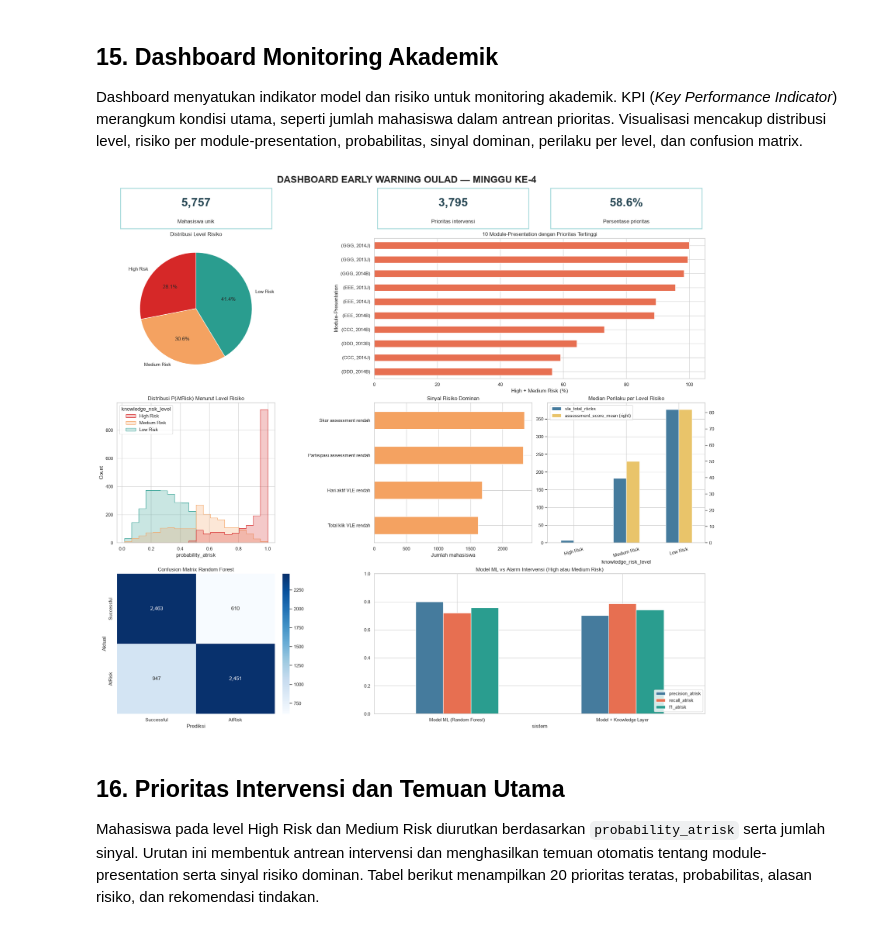
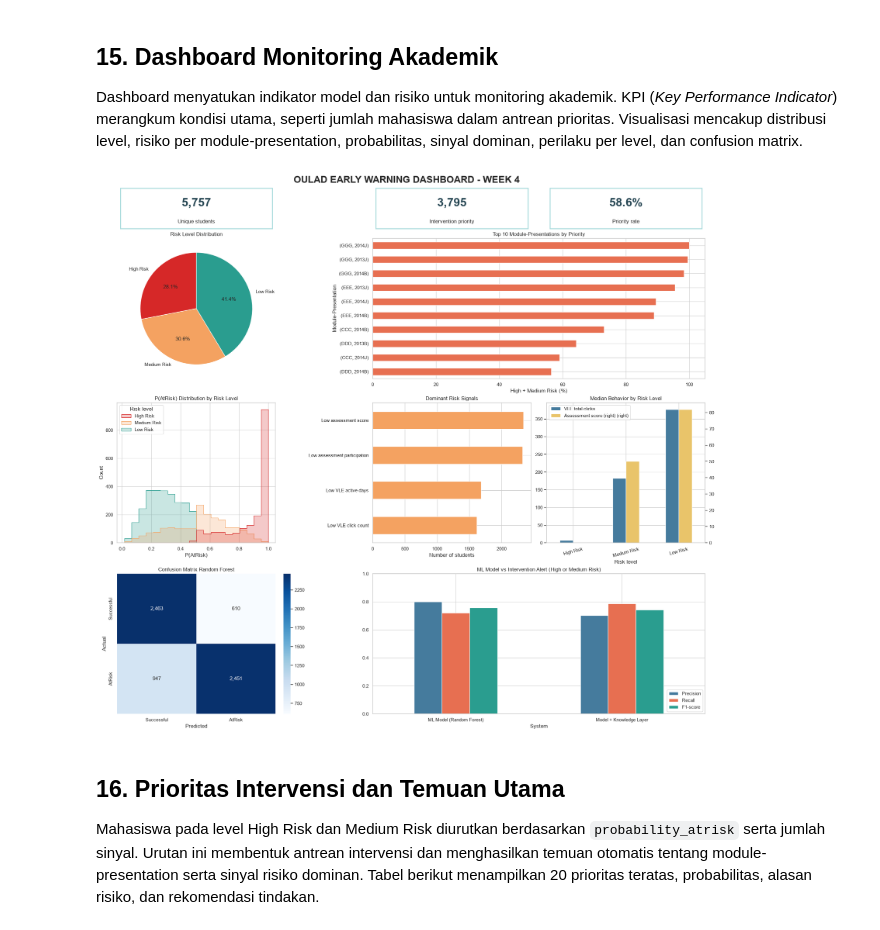
Before and after one commit to riskihajar/data-viz-bi, a Jupyter notebook: notebooks/oulad_early_warning_dvbi_colab.ipynb, the cells around one changed output. Saved outputs shown, nothing was run; the diff lists cells and outputs as text; code cells hidden in the pictures.

```diff
--- a/notebooks/oulad_early_warning_dvbi_colab.ipynb
+++ b/notebooks/oulad_early_warning_dvbi_colab.ipynb
@@ -712,15 +713,17 @@ Visualisasi berikut membandingkan metrik, confusion matrix, dan ROC curve. *Conf
 # %%
 # Siapkan tiga panel visual: perbandingan metrik, confusion matrix, dan ROC curve.
 fig, axes = plt.subplots(1, 3, figsize=(20, 5))
-test_results[['precision_atrisk', 'recall_atrisk', 'f1_atrisk']].plot(kind='bar', ax=axes[0])
-axes[0].set_title('Perbandingan Metrik AtRisk'); axes[0].set_ylim(0, 1); axes[0].tick_params(axis='x', rotation=15)
+metric_labels = {'precision_atrisk': 'Precision', 'recall_atrisk': 'Recall', 'f1_atrisk': 'F1-score'}
+test_results[list(metric_labels)].rename(columns=metric_labels).plot(kind='bar', ax=axes[0])
+axes[0].set_title('AtRisk Model Metrics'); axes[0].set_ylim(0, 1); axes[0].tick_params(axis='x', rotation=15)
+axes[0].set_xlabel('Model')
 
 # Confusion matrix menunjukkan kombinasi prediksi benar dan salah untuk model terbaik.
 cm_best = confusion_matrix(y_test, best_pred)
 sns.heatmap(cm_best, annot=True, fmt=',d', cmap='Blues', ax=axes[1],
             xticklabels=['Successful', 'AtRisk'], yticklabels=['Successful', 'AtRisk'])
 axes[1].set_title(f'Confusion Matrix - {best_model_name}')
-axes[1].set_xlabel('Prediksi'); axes[1].set_ylabel('Aktual')
+axes[1].set_xlabel('Predicted'); axes[1].set_ylabel('Actual')
 
 # ROC curve membandingkan kemampuan pemeringkatan risiko dari setiap model.
 for name, prob in test_probabilities.items():
@@ -914,6 +917,12 @@ module_risk = (test_output.assign(is_priority=test_output['knowledge_risk_level'
 # Pecah alasan risiko menjadi indikator agar sinyal dominan bisa dihitung.
 all_signals = (test_output['risk_reasons'].str.get_dummies(sep='; ')
                .drop(columns=['Tidak ada sinyal aturan'], errors='ignore').sum().sort_values(ascending=False))
+signal_plot_labels = {
+    'Skor assessment rendah': 'Low assessment score',
+    'Partisipasi assessment rendah': 'Low assessment participation',
+    'Total klik VLE rendah': 'Low VLE click count',
+    'Hari aktif VLE rendah': 'Low VLE active days'
+}
 behavior_level = test_output.groupby('knowledge_risk_level')[
     ['vle_total_clicks', 'assessment_score_mean']].median().reindex(level_order)
 
@@ -925,10 +934,10 @@ priority_pct = 100 * priority_count / len(test_output)
 # Susun dashboard statis dari KPI, distribusi risiko, modul prioritas, dan metrik evaluasi.
 fig = plt.figure(figsize=(20, 18), constrained_layout=True)
 grid = fig.add_gridspec(4, 3, height_ratios=[0.45, 1.5, 1.5, 1.5])
-fig.suptitle('DASHBOARD EARLY WARNING OULAD — MINGGU KE-4', fontsize=22, fontweight='bold')
+fig.suptitle('OULAD EARLY WARNING DASHBOARD - WEEK 4', fontsize=22, fontweight='bold')
 
-kpis = [(f'{total_students:,}', 'Mahasiswa unik'), (f'{priority_count:,}', 'Prioritas intervensi'),
-        (f'{priority_pct:.1f}%', 'Persentase prioritas')]
+kpis = [(f'{total_students:,}', 'Unique students'), (f'{priority_count:,}', 'Intervention priority'),
+        (f'{priority_pct:.1f}%', 'Priority rate')]
 for i, (value, label) in enumerate(kpis):
     ax = fig.add_subplot(grid[0, i]); ax.axis('off')
     ax.text(0.5, 0.62, value, ha='center', va='center', fontsize=27, fontweight='bold', color='#264653')
@@ -936,44 +945,52 @@ for i, (value, label) in enumerate(kpis):
     ax.add_patch(plt.Rectangle((0.02, 0.02), 0.96, 0.96, fill=False, edgecolor='#A8DADC', linewidth=2))
 
 # Panel risiko: distribusi level dan module-presentation prioritas.
 ax1 = fig.add_subplot(grid[1, 0])
 ax1.pie(level_counts, labels=level_counts.index, autopct='%1.1f%%', startangle=90,
         colors=[level_colors[x] for x in level_counts.index])
-ax1.set_title('Distribusi Level Risiko')
+ax1.set_title('Risk Level Distribution')
 
 ax2 = fig.add_subplot(grid[1, 1:])
 module_risk.sort_values().plot(kind='barh', ax=ax2, color='#E76F51')
-ax2.set_title('10 Module-Presentation dengan Prioritas Tertinggi')
+ax2.set_title('Top 10 Module-Presentations by Priority')
 ax2.set_xlabel('High + Medium Risk (%)'); ax2.set_ylabel('Module-Presentation')
 
 # Panel perilaku: probabilitas, sinyal dominan, dan median perilaku per level.
 ax3 = fig.add_subplot(grid[2, 0])
 sns.histplot(data=test_output, x='probability_atrisk', hue='knowledge_risk_level',
              hue_order=level_order, palette=level_colors, bins=20, ax=ax3, element='step')
-ax3.set_title('Distribusi P(AtRisk) Menurut Level Risiko')
+ax3.set_title('P(AtRisk) Distribution by Risk Level')
+ax3.set_xlabel('P(AtRisk)'); ax3.set_ylabel('Count'); ax3.get_legend().set_title('Risk level')
 
 ax4 = fig.add_subplot(grid[2, 1])
-all_signals.sort_values().plot(kind='barh', ax=ax4, color='#F4A261')
-ax4.set_title('Sinyal Risiko Dominan'); ax4.set_xlabel('Jumlah mahasiswa')
+all_signals.rename(index=signal_plot_labels).sort_values().plot(kind='barh', ax=ax4, color='#F4A261')
+ax4.set_title('Dominant Risk Signals'); ax4.set_xlabel('Number of students')
 
 ax5 = fig.add_subplot(grid[2, 2])
-behavior_level.plot(kind='bar', ax=ax5, secondary_y='assessment_score_mean', color=['#457B9D', '#E9C46A'])
-ax5.set_title('Median Perilaku per Level Risiko'); ax5.tick_params(axis='x', rotation=15)
+behavior_plot = behavior_level.rename(columns={'vle_total_clicks': 'VLE total clicks',
+                                               'assessment_score_mean': 'Assessment score (right)'})
+behavior_plot.plot(kind='bar', ax=ax5, secondary_y='Assessment score (right)', color=['#457B9D', '#E9C46A'])
+ax5.set_title('Median Behavior by Risk Level'); ax5.tick_params(axis='x', rotation=15)
+ax5.set_xlabel('Risk level')
 
 # Panel evaluasi: confusion matrix dan perbandingan model dengan knowledge layer.
 ax6 = fig.add_subplot(grid[3, 0])
 sns.heatmap(cm_best, annot=True, fmt=',d', cmap='Blues', ax=ax6,
             xticklabels=['Successful', 'AtRisk'], yticklabels=['Successful', 'AtRisk'])
-ax6.set_title(f'Confusion Matrix {best_model_name}'); ax6.set_xlabel('Prediksi'); ax6.set_ylabel('Aktual')
+ax6.set_title(f'Confusion Matrix {best_model_name}'); ax6.set_xlabel('Predicted'); ax6.set_ylabel('Actual')
 
 ax7 = fig.add_subplot(grid[3, 1:])
-metric_plot = comparison[['precision_atrisk', 'recall_atrisk', 'f1_atrisk']]
+metric_plot = (comparison[['precision_atrisk', 'recall_atrisk', 'f1_atrisk']]
+               .rename(columns=metric_labels)
+               .rename(index={'Model ML (Random Forest)': 'ML Model (Random Forest)',
+                              'Model + Knowledge Layer': 'Model + Knowledge Layer'}))
 metric_plot.plot(kind='bar', ax=ax7, color=['#457B9D', '#E76F51', '#2A9D8F'])
-ax7.set_title('Model ML vs Alarm Intervensi (High atau Medium Risk)'); ax7.set_ylim(0, 1); ax7.tick_params(axis='x', rotation=0)
+ax7.set_title('ML Model vs Intervention Alert (High or Medium Risk)'); ax7.set_ylim(0, 1); ax7.tick_params(axis='x', rotation=0)
+ax7.set_xlabel('System')
 ax7.legend(loc='lower right')
 plt.show()
 # %% [output]
-[figure, old version]
+[figure, new version]
 # %% [markdown]
 ## 16. Prioritas Intervensi dan Temuan Utama
 
```
Also changed, not shown: parts of 3 cells of this notebook, 21 other files.
